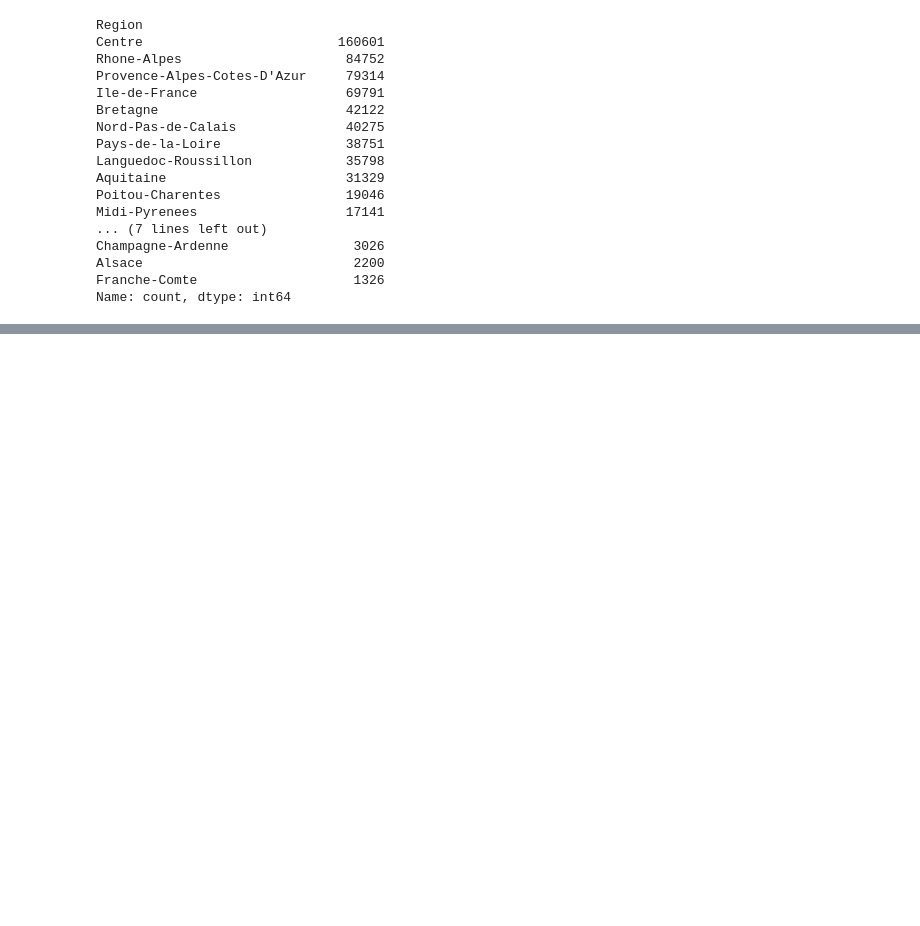
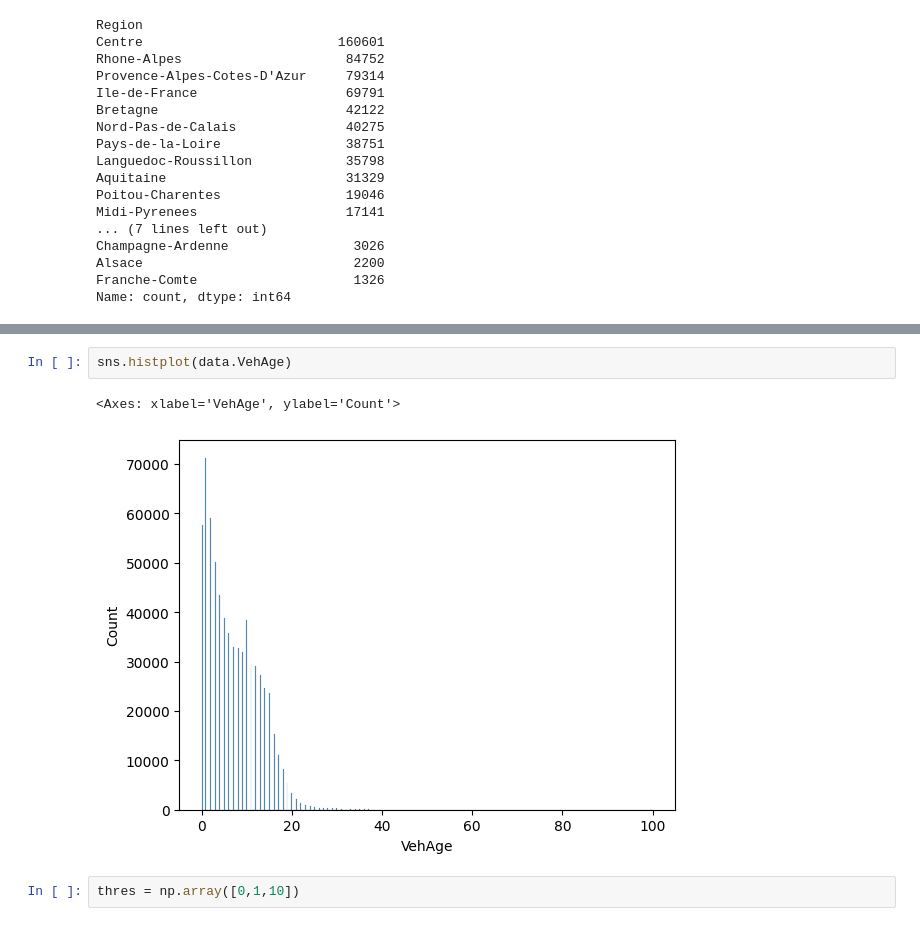
Before and after one commit to krzpiesiewicz/claim-modelling-kedro, a Jupyter notebook: claim_modelling_kedro/notebooks/features_analysis.ipynb, the cells around one changed output, grey strips where cells are left out. Cells and saved outputs as stored; diff of their text form; blank space fills up the shorter version.

```diff
--- a/claim_modelling_kedro/notebooks/features_analysis.ipynb
+++ b/claim_modelling_kedro/notebooks/features_analysis.ipynb
@@ -106,0 +216,7 @@ Name: count, dtype: int64
+# %%
+sns.histplot(data.VehAge)
+# %% [output]
+<Axes: xlabel='VehAge', ylabel='Count'>
+[figure, added]
+# %%
+thres = np.array([0,1,10])
```
Also changed, not shown: parts of 41 cells of this notebook.
